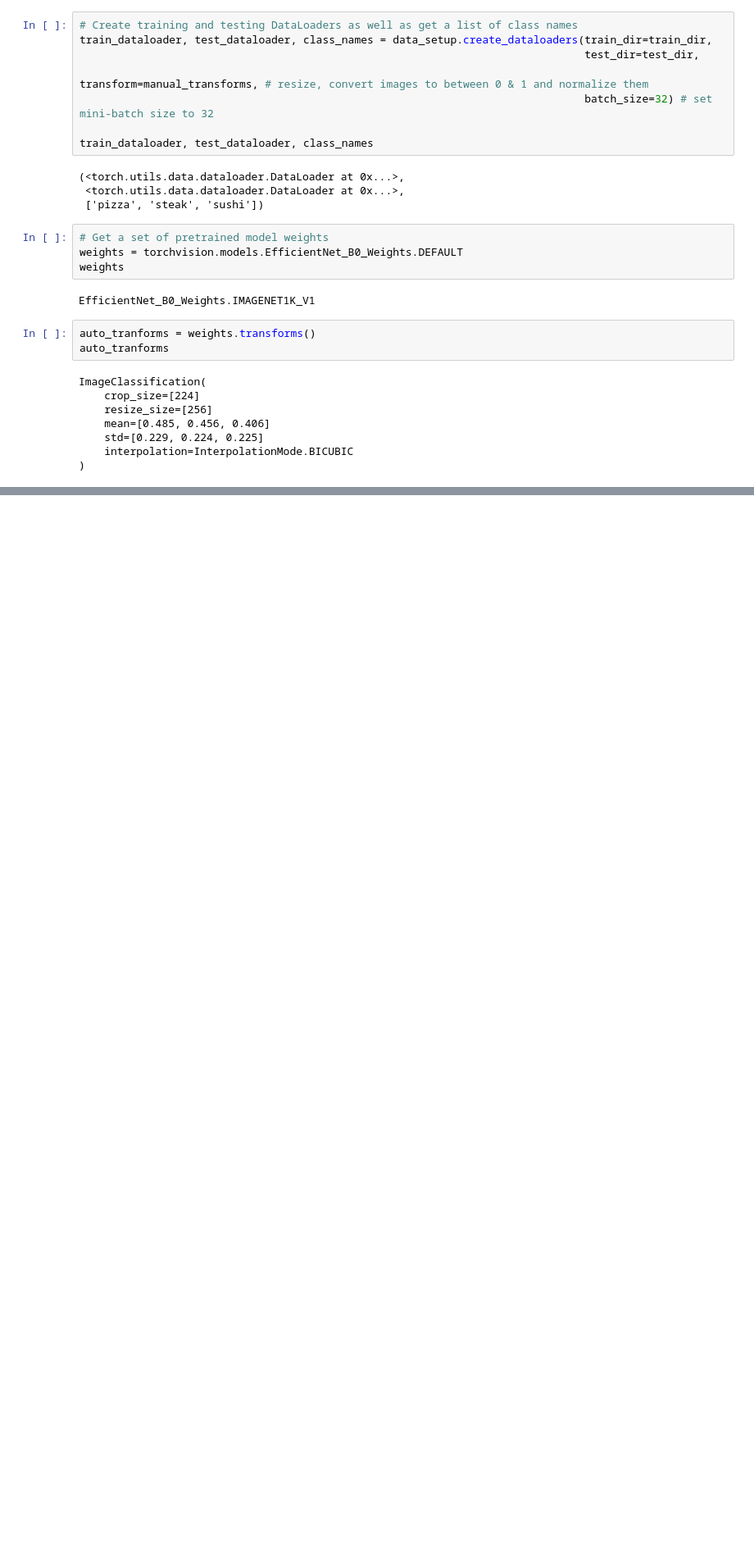
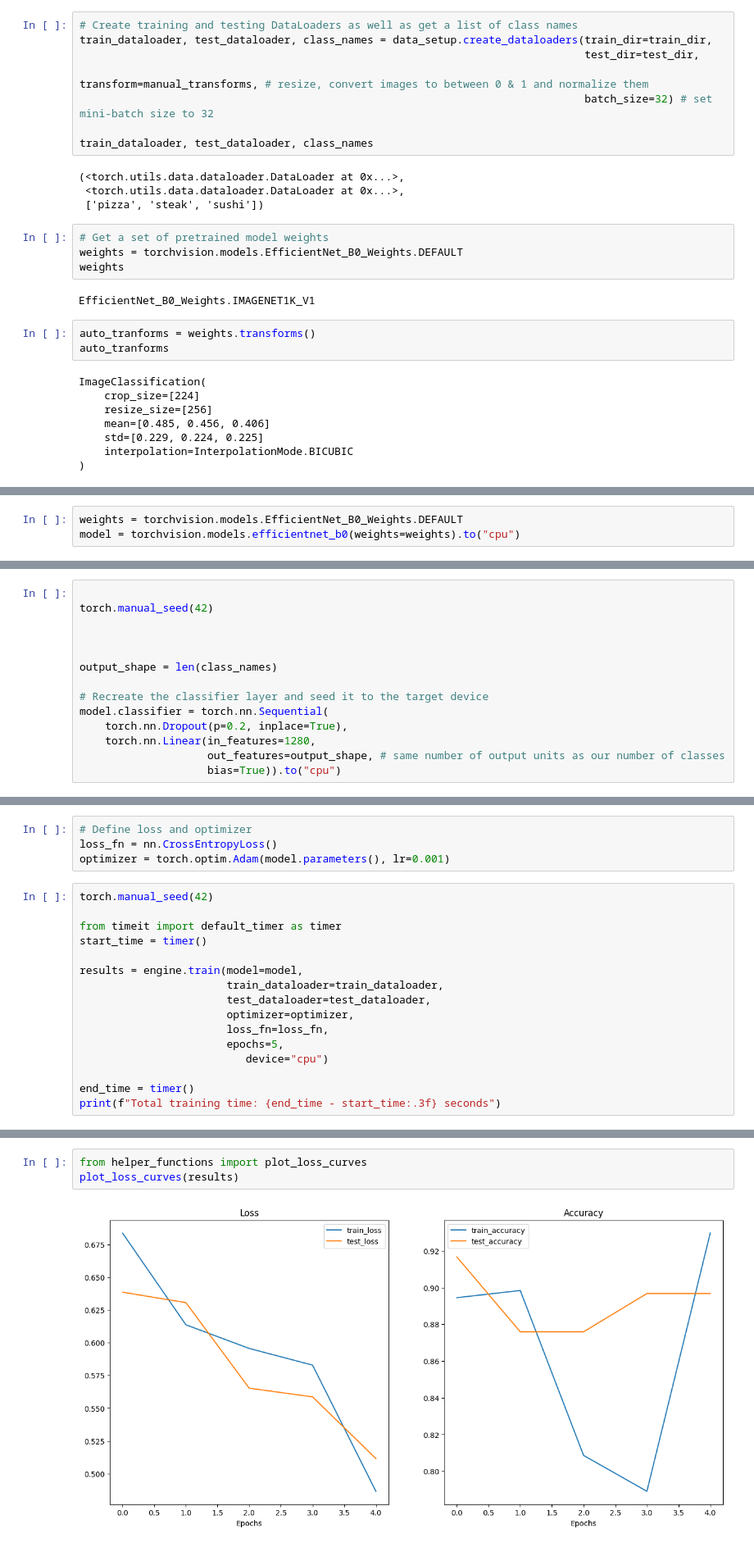
Before and after one commit to Auro-rium/ml_dl_frame_work, a Jupyter notebook: dl/tranferlearning_dl5.ipynb, the cells around one changed output, grey strips where cells are left out. Shown at 82% size. Saved outputs shown, nothing was run; the diff lists cells and outputs as text; blank space fills up the shorter version.

```diff
--- a/dl/tranferlearning_dl5.ipynb
+++ b/dl/tranferlearning_dl5.ipynb
@@ -119,0 +115,3 @@ NameError: name 'data_setup' is not defined
+# %%
+weights = torchvision.models.EfficientNet_B0_Weights.DEFAULT
+model = torchvision.models.efficientnet_b0(weights=weights).to("cpu")
@@ -119,0 +148,14 @@ NameError: name 'data_setup' is not defined
+# %%
+
+torch.manual_seed(42)
+
+
+
+output_shape = len(class_names)
+
+# Recreate the classifier layer and seed it to the target device
+model.classifier = torch.nn.Sequential(
+    torch.nn.Dropout(p=0.2, inplace=True),
+    torch.nn.Linear(in_features=1280,
+                    out_features=output_shape, # same number of output units as our number of classes
+                    bias=True)).to("cpu")
@@ -119,0 +189,20 @@ NameError: name 'data_setup' is not defined
+# %%
+# Define loss and optimizer
+loss_fn = nn.CrossEntropyLoss()
+optimizer = torch.optim.Adam(model.parameters(), lr=0.001)
+# %%
+torch.manual_seed(42)
+
+from timeit import default_timer as timer
+start_time = timer()
+
+results = engine.train(model=model,
+                       train_dataloader=train_dataloader,
+                       test_dataloader=test_dataloader,
+                       optimizer=optimizer,
+                       loss_fn=loss_fn,
+                       epochs=5,
+                          device="cpu")
+
+end_time = timer()
+print(f"Total training time: {end_time - start_time:.3f} seconds")
@@ -119,0 +216,5 @@ NameError: name 'data_setup' is not defined
+# %%
+from helper_functions import plot_loss_curves
+plot_loss_curves(results)
+# %% [output]
+[figure, added]
```
Also changed, not shown: parts of 10 cells of this notebook.
